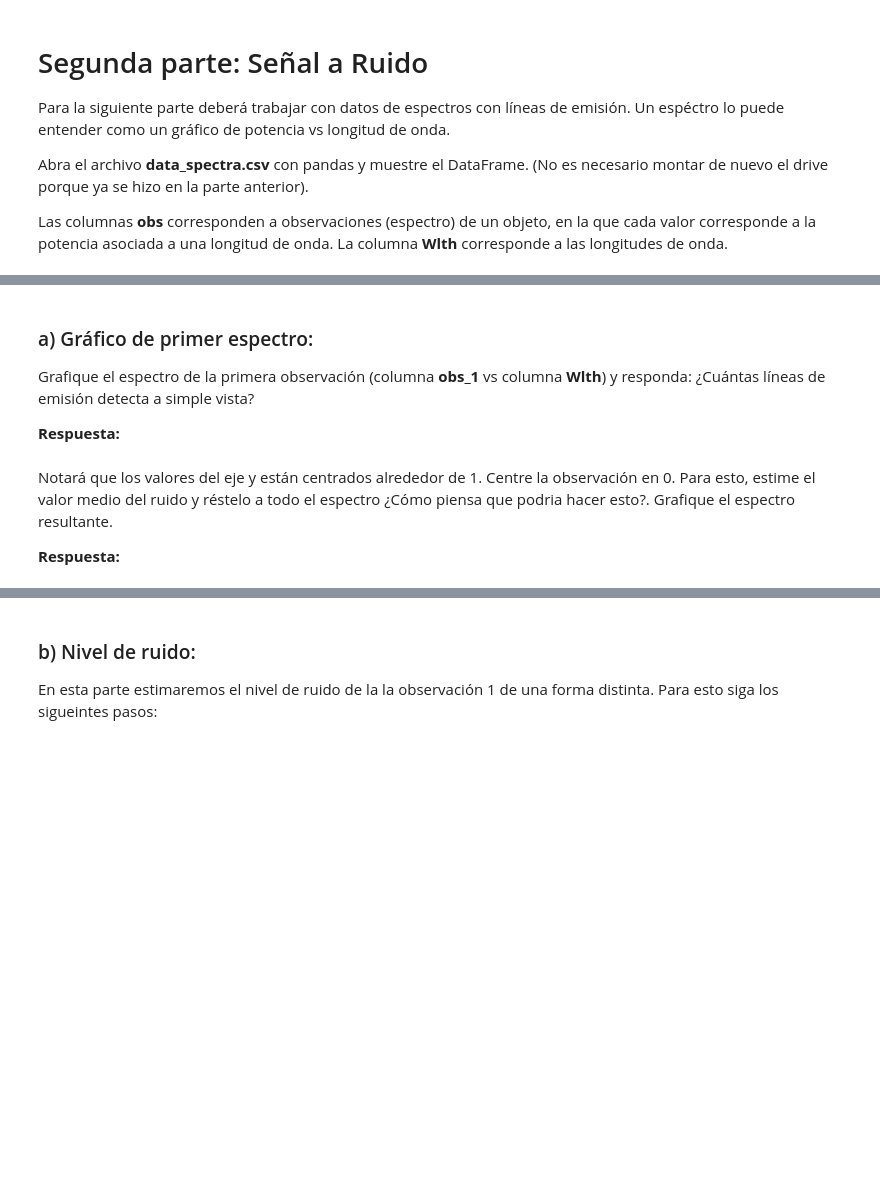
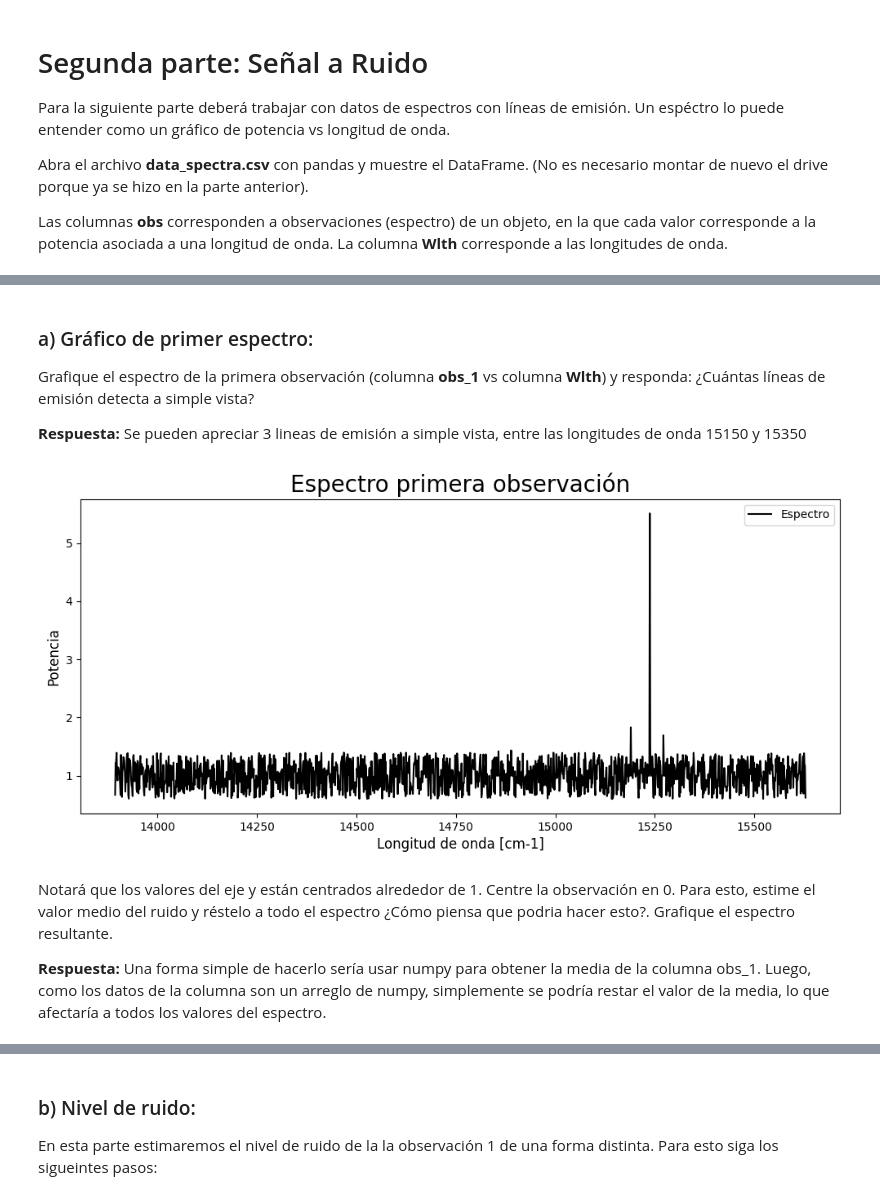
Before and after one commit to Vlxn761/Tarea-2, a Jupyter notebook: Tarea2.ipynb, the cells around one changed output, grey strips where cells are left out. Saved outputs shown, nothing was run; the diff lists cells and outputs as text; code cells hidden in the pictures; blank space fills up the shorter version.

Commit message:
Tarea terminada

```diff
--- a/Tarea2.ipynb
+++ b/Tarea2.ipynb
@@ -231,0 +229,7 @@ data =
+# %%
+# Cargamos y guardamos el archivo
+path_archivo = '/content/drive/MyDrive/Tareas Módulo/data_spectra.csv'
+data = pd.read_csv(path_archivo)
+
+# Mostramos el DataFrame
+data
@@ -233,4 +251,4 @@ data =
 ### a) Gráfico de primer espectro:
 Grafique el espectro de la primera observación (columna **obs_1** vs columna **Wlth**) y responda: ¿Cuántas líneas de emisión detecta a simple vista?
 
-**Respuesta:**
+**Respuesta:** Se pueden apreciar 3 lineas de emisión a simple vista, entre las longitudes de onda 15150 y 15350
@@ -239,4 +255,21 @@ Grafique el espectro de la primera observación (columna **obs_1** vs columna **
+# %%
+# Guardamos los datos en variables
+obs_1 = data["obs_1"]
+Wlth = data["Wlth"]
+
+# Graficamos el espectro
+plt.figure(figsize=(12, 5))
+
+plt.plot(Wlth, obs_1, color="k", label="Espectro")
+plt.xlabel("Longitud de onda [cm-1]", fontsize=12)
+plt.ylabel("Potencia", fontsize=12)
+plt.title("Espectro primera observación", fontsize=20)
+plt.legend()
+
+plt.show()
+# %% [output]
+[figure, added]
 # %% [markdown]
 Notará que los valores del eje y están centrados alrededor de 1. Centre la observación en 0. Para esto, estime el valor medio del ruido y réstelo a todo el espectro ¿Cómo piensa que podria hacer esto?. Grafique el espectro resultante.
 
-**Respuesta:**
+**Respuesta:** Una forma simple de hacerlo sería usar numpy para obtener la media de la columna obs_1. Luego, como los datos de la columna son un arreglo de numpy, simplemente se podría restar el valor de la media, lo que afectaría a todos los valores del espectro.
```
Also changed, not shown: parts of 20 cells of this notebook.
